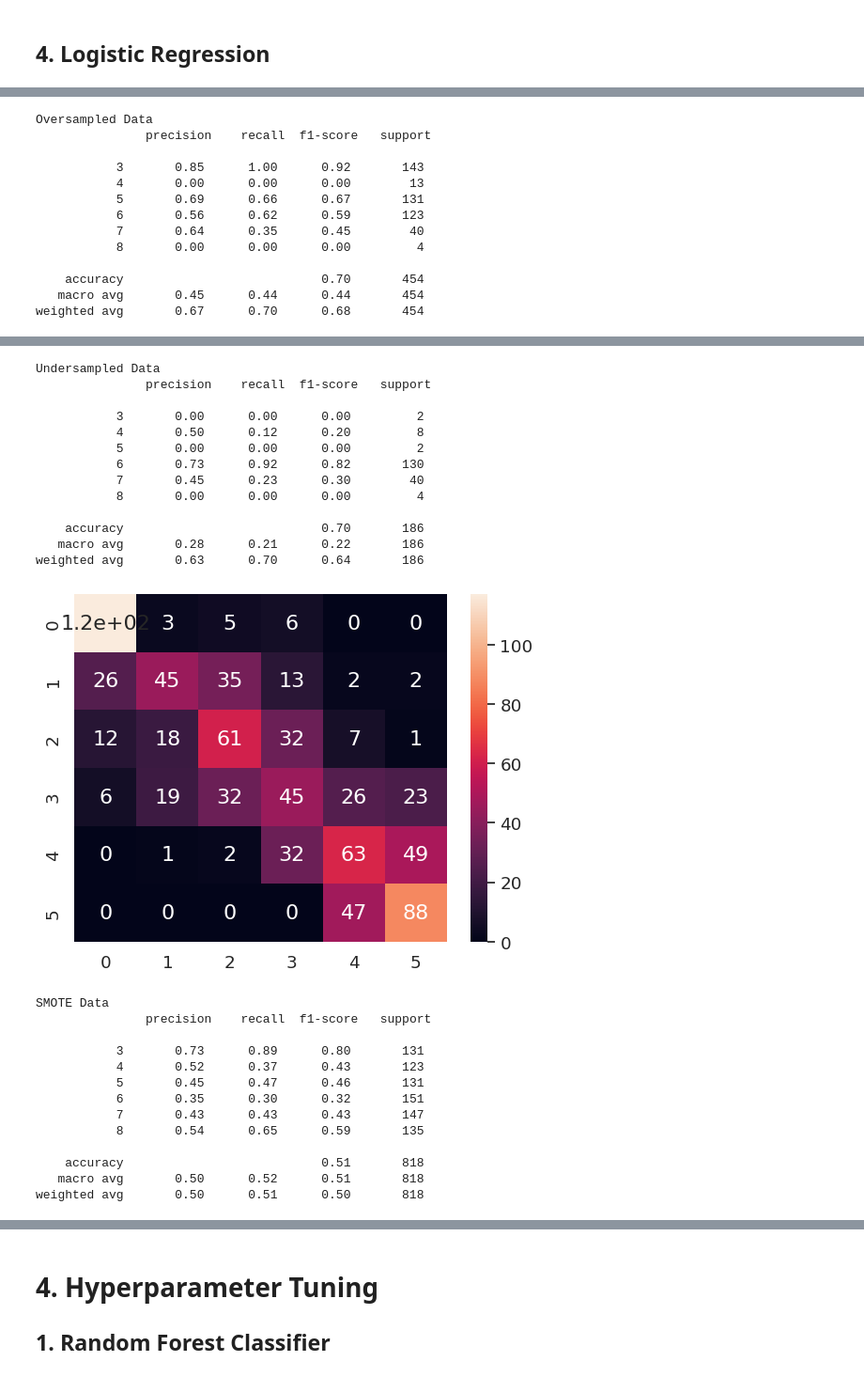
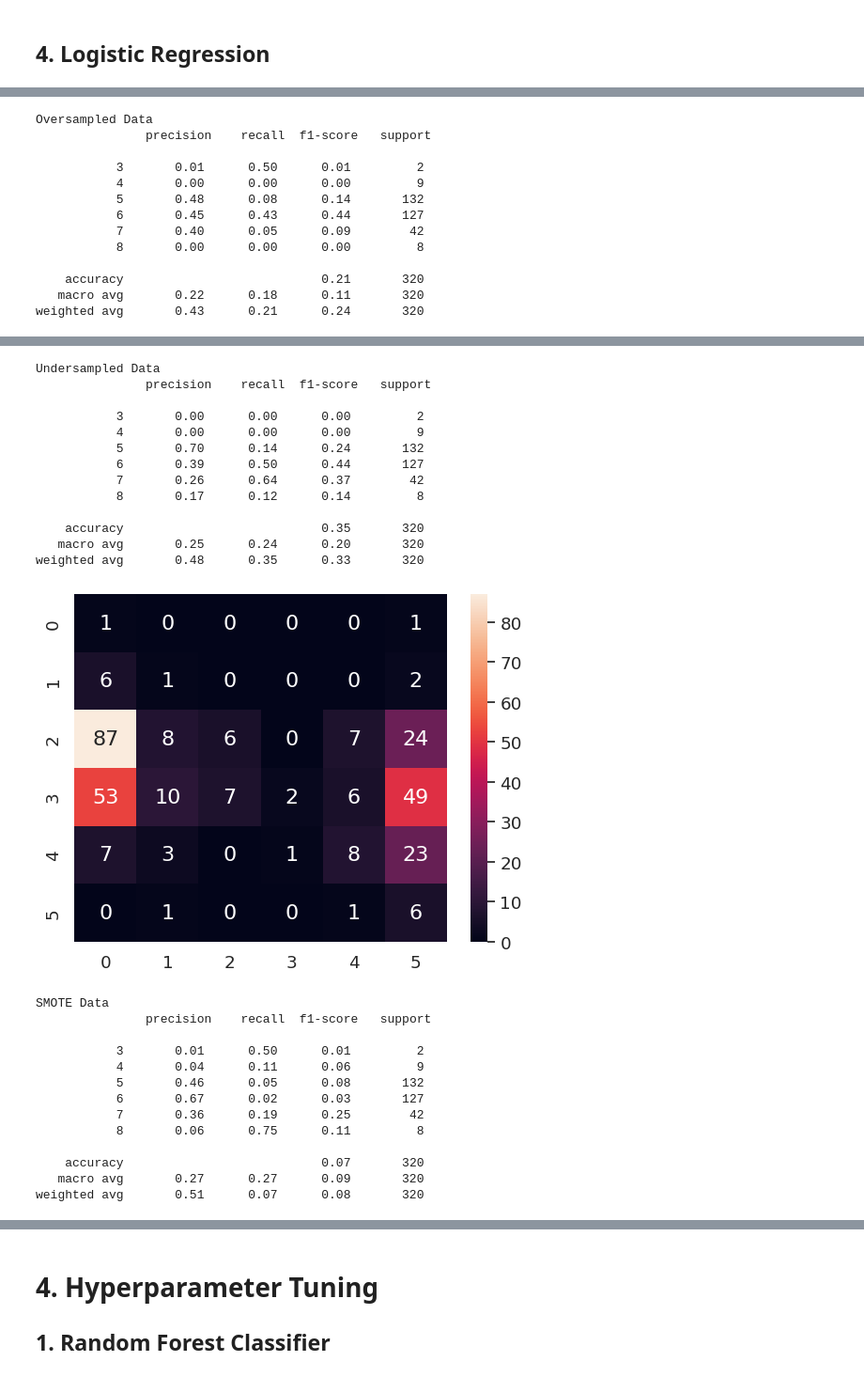
Before and after one commit to bendjko/ESE-417-Final-Project, a Jupyter notebook: FinalProject.ipynb, the cells around one changed output, grey strips where cells are left out. Shown at 94% size. Saved outputs shown, nothing was run; the diff lists cells and outputs as text; code cells hidden in the pictures.

```diff
--- a/FinalProject.ipynb
+++ b/FinalProject.ipynb
@@ -252,3 +252,8 @@ dfImpute = pd.DataFrame(
                         columns=['fixed acidity', 'volatile acidity', 'citric acid', 'residual sugar','free sulfur dioxide', 'total sulfur dioxide', 'sulphates', 'alcohol', 'quality']
                         )
 dfImpute
+
+X_add = dfImpute.loc[:, 'fixed acidity':'alcohol']
+y_add = dfImpute['quality']
+X_impute = pd.concat([X, X_add])
+y_impute = pd.concat([y, y_add])
@@ -572,10 +523,10 @@ weighted avg       0.38      0.44      0.36       325
 # %%
 wineLR = LogisticRegression()
 clas_report(X_train, y_train, X_test, y_test, wineLR, 'Regular Data')
-clas_report(X_over_train, y_over_train, X_over_test, y_over_test, wineLR, 'Oversampled Data')
-clas_report(X_under_train, y_under_train, X_under_test, y_under_test, wineLR, 'Undersampled Data')
-clas_report(X_smote_train, y_smote_train, X_smote_test, y_smote_test, wineLR, 'SMOTE Data')
-clas_report(X_impute_train, y_impute_train, X_impute_test, y_impute_test, wineLR, 'Imputed Data')
+clas_report(X_over, y_over, X_test, y_test, wineLR, 'Oversampled Data')
+clas_report(X_under, y_under, X_test, y_test, wineLR, 'Undersampled Data')
+clas_report(X_smote, y_smote, X_test, y_test, wineLR, 'SMOTE Data')
+clas_report(X_impute, y_impute, X_test, y_test, wineLR, 'Imputed Data')
 # %% [output]
 [figure]
 Regular Data
@@ -595,13 +546,13 @@ weighted avg       0.54      0.58      0.55       320
 Oversampled Data
                precision    recall  f1-score   support
 
-           3       0.85      1.00      0.92       143
-           4       0.00      0.00      0.00        13
-           5       0.69      0.66      0.67       131
-           6       0.56      0.62      0.59       123
-           7       0.64      0.35      0.45        40
-           8       0.00      0.00      0.00         4
+           3       0.01      0.50      0.01         2
+           4       0.00      0.00      0.00         9
+           5       0.48      0.08      0.14       132
+           6       0.45      0.43      0.44       127
+           7       0.40      0.05      0.09        42
+           8       0.00      0.00      0.00         8
 
-    accuracy                           0.70       454
-   macro avg       0.45      0.44      0.44       454
-weighted avg       0.67      0.70      0.68       454
+    accuracy                           0.21       320
+   macro avg       0.22      0.18      0.11       320
+weighted avg       0.43      0.21      0.24       320
@@ -609,27 +560,27 @@ weighted avg       0.67      0.70      0.68       454
 Undersampled Data
                precision    recall  f1-score   support
 
            3       0.00      0.00      0.00         2
-           4       0.50      0.12      0.20         8
-           5       0.00      0.00      0.00         2
-           6       0.73      0.92      0.82       130
-           7       0.45      0.23      0.30        40
-           8       0.00      0.00      0.00         4
+           4       0.00      0.00      0.00         9
+           5       0.70      0.14      0.24       132
+           6       0.39      0.50      0.44       127
+           7       0.26      0.64      0.37        42
+           8       0.17      0.12      0.14         8
 
-    accuracy                           0.70       186
-   macro avg       0.28      0.21      0.22       186
-weighted avg       0.63      0.70      0.64       186
+    accuracy                           0.35       320
+   macro avg       0.25      0.24      0.20       320
+weighted avg       0.48      0.35      0.33       320
-[figure, old version]
+[figure, new version]
 SMOTE Data
                precision    recall  f1-score   support
 
-           3       0.73      0.89      0.80       131
-           4       0.52      0.37      0.43       123
-           5       0.45      0.47      0.46       131
-           6       0.35      0.30      0.32       151
-           7       0.43      0.43      0.43       147
-           8       0.54      0.65      0.59       135
+           3       0.01      0.50      0.01         2
+           4       0.04      0.11      0.06         9
+           5       0.46      0.05      0.08       132
+           6       0.67      0.02      0.03       127
+           7       0.36      0.19      0.25        42
+           8       0.06      0.75      0.11         8
 
-    accuracy                           0.51       818
-   macro avg       0.50      0.52      0.51       818
-weighted avg       0.50      0.51      0.50       818
+    accuracy                           0.07       320
+   macro avg       0.27      0.27      0.09       320
+weighted avg       0.51      0.07      0.08       320
```
Also changed, not shown: parts of 19 cells of this notebook.
